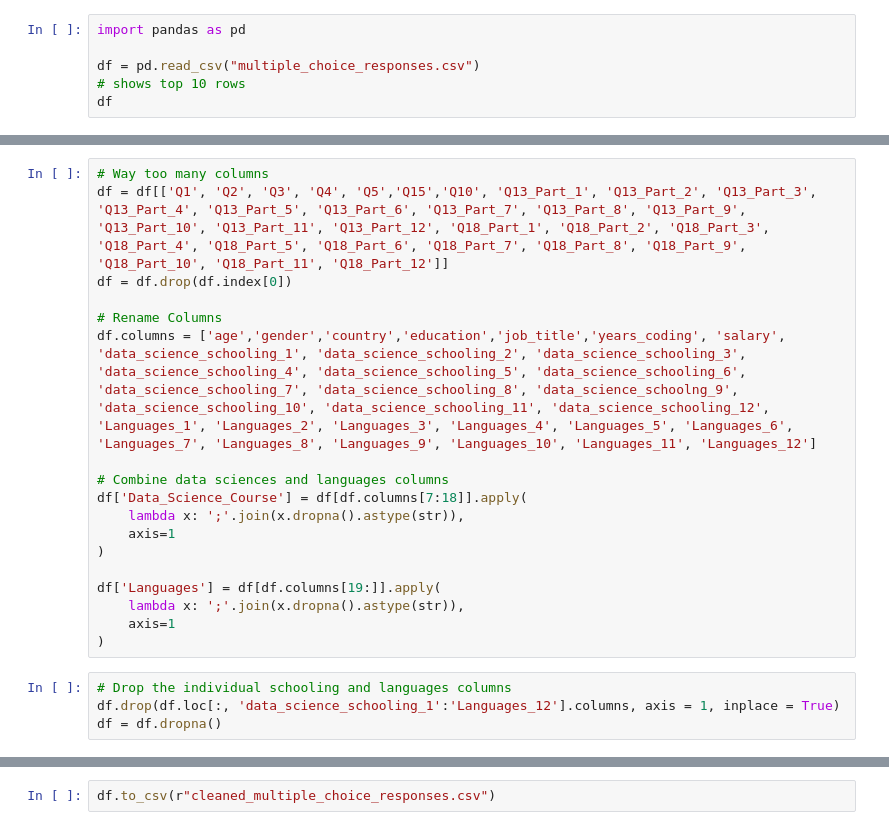
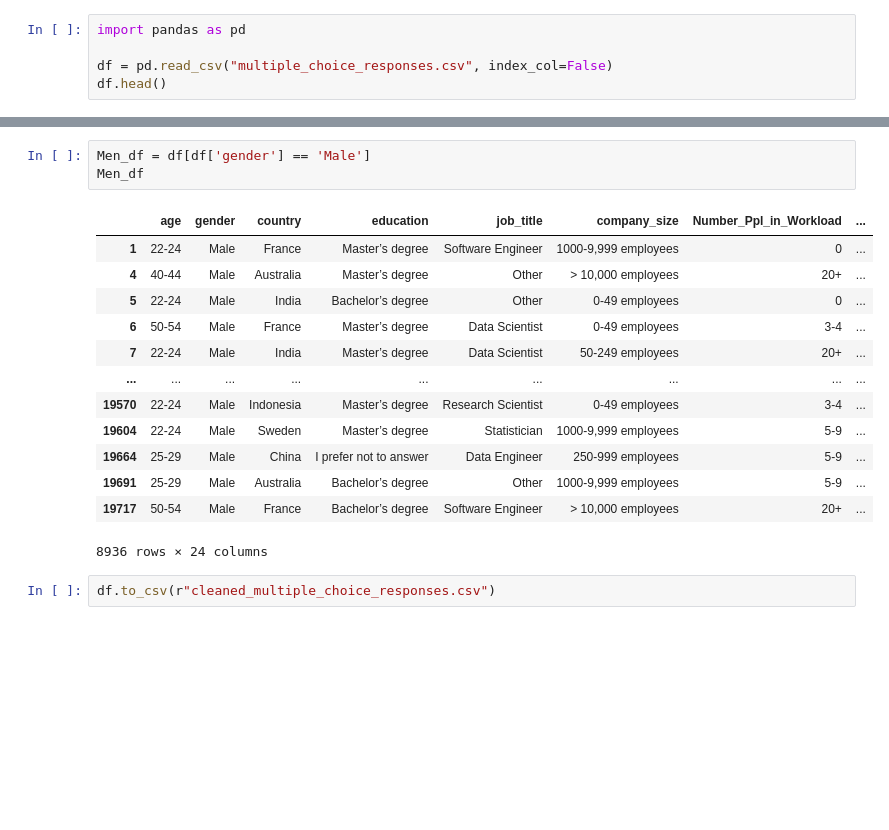
Before and after one commit to DenishaYP-creator/WomenInTech, a Jupyter notebook: Resources/Gender_Gap_In_Tech_Survery_Data/Gender_Gap_In_Tech.ipynb, the cells around one changed output, grey strips where cells are left out. Saved outputs shown, nothing was run; the diff lists cells and outputs as text; blank space fills up the shorter version.

Commit message:
Fixed Columns

```diff
--- a/Resources/Gender_Gap_In_Tech_Survery_Data/Gender_Gap_In_Tech.ipynb
+++ b/Resources/Gender_Gap_In_Tech_Survery_Data/Gender_Gap_In_Tech.ipynb
@@ -1,9 +1,8 @@
 # %%
 import pandas as pd
 
-df = pd.read_csv("multiple_choice_responses.csv")
-# shows top 10 rows
-df
+df = pd.read_csv("multiple_choice_responses.csv", index_col=False)
+df.head()
 # %% [output]
 |  | Time from Start to Finish (seconds) | Q1 | Q2 | Q2_OTHER_TEXT | Q3 | Q4 | Q5 | Q5_OTHER_TEXT | ... |
 | 0 | Duration (in seconds) | What is your age (# years)? | What is your gender? - Selected C... | What is your gender? - Prefer to ... | In which country do you currently... | What is the highest level of form... | Select the title most similar to ... | Select the title most similar to ... | ... |
@@ -21,22 +13,0 @@ df
-# %%
-# Way too many columns
-df = df[['Q1', 'Q2', 'Q3', 'Q4', 'Q5','Q15','Q10', 'Q13_Part_1', 'Q13_Part_2', 'Q13_Part_3', 'Q13_Part_4', 'Q13_Part_5', 'Q13_Part_6', 'Q13_Part_7', 'Q13_Part_8', 'Q13_Part_9', 'Q13_Part_10', 'Q13_Part_11', 'Q13_Part_12', 'Q18_Part_1', 'Q18_Part_2', 'Q18_Part_3', 'Q18_Part_4', 'Q18_Part_5', 'Q18_Part_6', 'Q18_Part_7', 'Q18_Part_8', 'Q18_Part_9', 'Q18_Part_10', 'Q18_Part_11', 'Q18_Part_12']]
-df = df.drop(df.index[0])
-
-# Rename Columns
-df.columns = ['age','gender','country','education','job_title','years_coding', 'salary', 'data_science_schooling_1', 'data_science_schooling_2', 'data_science_schooling_3', 'data_science_schooling_4', 'data_science_schooling_5', 'data_science_schooling_6', 'data_science_schooling_7', 'data_science_schooling_8', 'data_science_schoolng_9', 'data_science_schooling_10', 'data_science_schooling_11', 'data_science_schooling_12', 'Languages_1', 'Languages_2', 'Languages_3', 'Languages_4', 'Languages_5', 'Languages_6', 'Languages_7', 'Languages_8', 'Languages_9', 'Languages_10', 'Languages_11', 'Languages_12']
-
-# Combine data sciences and languages columns
-df['Data_Science_Course'] = df[df.columns[7:18]].apply(
-    lambda x: ';'.join(x.dropna().astype(str)),
-    axis=1
-)
-
-df['Languages'] = df[df.columns[19:]].apply(
-    lambda x: ';'.join(x.dropna().astype(str)),
-    axis=1
-)
-# %%
-# Drop the individual schooling and languages columns
-df.drop(df.loc[:, 'data_science_schooling_1':'Languages_12'].columns, axis = 1, inplace = True)
-df = df.dropna()
@@ -60,2 +415,19 @@ Women_df
+# %%
+Men_df = df[df['gender'] == 'Male']
+Men_df
+# %% [output]
+|  | age | gender | country | education | job_title | company_size | Number_Ppl_in_Workload | ... |
+| 1 | 22-24 | Male | France | Master’s degree | Software Engineer | 1000-9,999 employees | 0 | ... |
+| 4 | 40-44 | Male | Australia | Master’s degree | Other | > 10,000 employees | 20+ | ... |
+| 5 | 22-24 | Male | India | Bachelor’s degree | Other | 0-49 employees | 0 | ... |
+| 6 | 50-54 | Male | France | Master’s degree | Data Scientist | 0-49 employees | 3-4 | ... |
+| 7 | 22-24 | Male | India | Master’s degree | Data Scientist | 50-249 employees | 20+ | ... |
+| ... | ... | ... | ... | ... | ... | ... | ... | ... |
+| 19570 | 22-24 | Male | Indonesia | Master’s degree | Research Scientist | 0-49 employees | 3-4 | ... |
+| 19604 | 22-24 | Male | Sweden | Master’s degree | Statistician | 1000-9,999 employees | 5-9 | ... |
+| 19664 | 25-29 | Male | China | I prefer not to answer | Data Engineer | 250-999 employees | 5-9 | ... |
+| 19691 | 25-29 | Male | Australia | Bachelor’s degree | Other | 1000-9,999 employees | 5-9 | ... |
+| 19717 | 50-54 | Male | France | Bachelor’s degree | Software Engineer | > 10,000 employees | 20+ | ... |
+8936 rows × 24 columns
 # %%
 df.to_csv(r"cleaned_multiple_choice_responses.csv")
```
Also changed, not shown: parts of 7 cells of this notebook, 2 other files.
